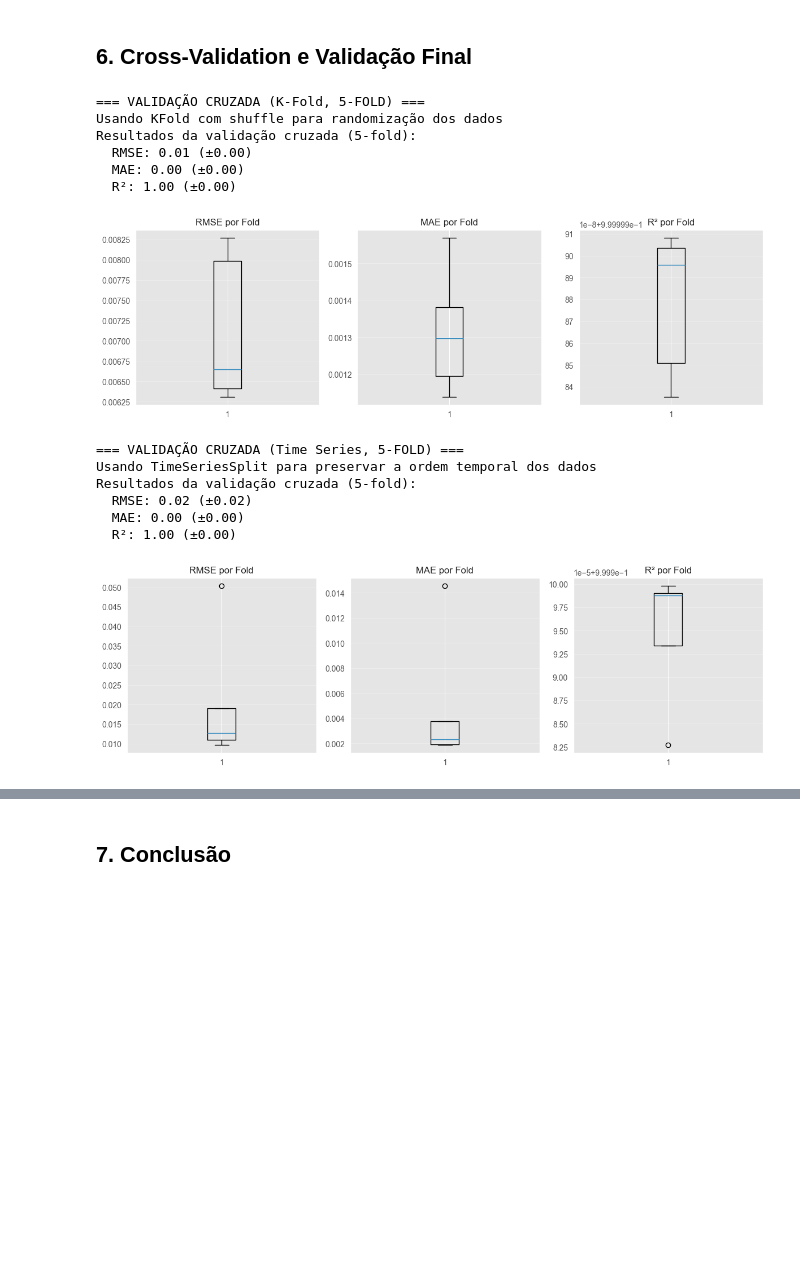
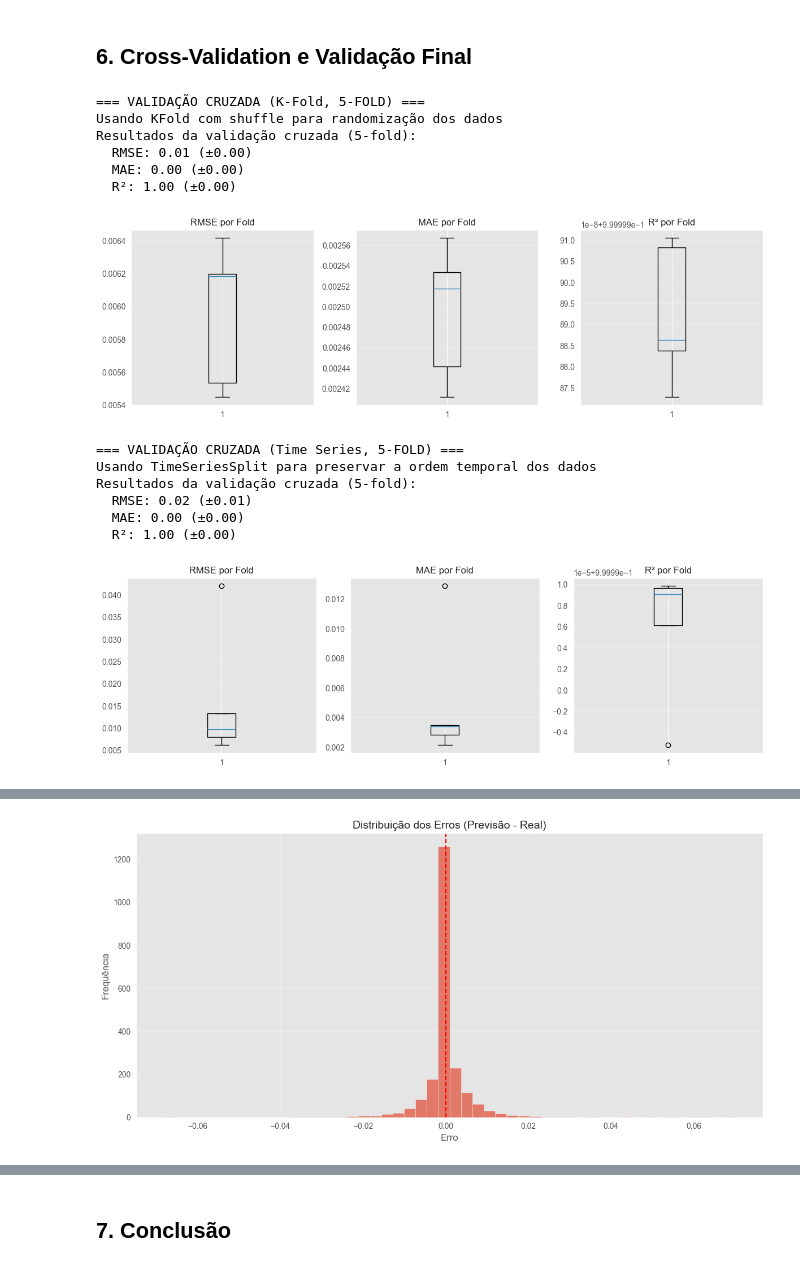
Before and after one commit to leonardobora/aps1-machine-learning, a Jupyter notebook: src/aps1_final.ipynb, the cells around one changed output, grey strips where cells are left out. Drawn from its saved outputs; the diff is of its cells as text; code cells hidden in the pictures; blank space fills up the shorter version.

```diff
--- a/src/aps1_final.ipynb
+++ b/src/aps1_final.ipynb
@@ -598,8 +634,13 @@ def select_best_features(X_train, y_train, X_test, k=20):
 # Selecionar features (incluindo as novas features criadas)
 features = [
     'ano', 'nivel_1', 'nivel_2', 'nivel_3', 'nivel_4', 'nivel_5', 'nivel_6',
-    'decada', 'is_agropecuaria', 'nivel_1_2', 'log_emissao'
+    'decada', 'ano_normalizado', 'is_agropecuaria', 'is_energia', 'is_mudanca_uso_terra',
+    'nivel_1_2', 'nivel_2_3', 'log_emissao'
 ]
+# Adicionar as colunas de interação
+interaction_cols = [col for col in n2o_data_enhanced.columns if '_por_ano' in col]
+features.extend(interaction_cols[:10])  # Limitamos a 10 interações para não explodir a dimensionalidade
+
 target = 'emissao'
 
 # Definir períodos de treino e teste (80% treino, 20% teste)
@@ -617,7 +658,7 @@ X_train, X_test, y_train, y_test = impute_missing_values(X_train, X_test, y_trai
 # Normalizar features
 X_train_scaled, X_test_scaled = normalize_features(X_train, X_test, method='standard')
 
-# Selecionar as melhores features
-X_train_best, X_test_best = select_best_features(X_train_scaled, y_train, X_test_scaled, k=15)
+# Selecionar as melhores features - aumentando para incluir mais informação
+X_train_best, X_test_best = select_best_features(X_train_scaled, y_train, X_test_scaled, k=25)
 # %% [output]
 === PREPARAÇÃO PARA MODELAGEM ===
@@ -934,6 +982,64 @@ def perform_cross_validation(X, y, model, n_folds=5, time_series=False):
             'r2_mean': cv_r2.mean(), 'r2_std': cv_r2.std()}
 
 
+def analyze_errors(y_test, predictions):
+    """
+    Analisa os erros do modelo em detalhes.
+
+    Args:
+        y_test: Valores reais.
+        predictions: Valores previstos.
+    """
+    print("\n=== ANÁLISE DE ERROS ===")
+
+    # Calcular erros
+    errors = y_test - predictions
+    abs_errors = np.abs(errors)
+
+    # Estatísticas de erro
+    print(f"Erro médio: {errors.mean():.2f}")
+    print(f"Erro absoluto médio: {abs_errors.mean():.2f}")
+    print(f"Erro mínimo: {errors.min():.2f}")
+    print(f"Erro máximo: {errors.max():.2f}")
+    print(f"Desvio padrão do erro: {errors.std():.2f}")
+
+    # Histograma dos erros
+    plt.figure(figsize=(12, 6))
+    plt.hist(errors, bins=50, alpha=0.7)
+    plt.axvline(x=0, color='r', linestyle='--')
+    plt.title('Distribuição dos Erros (Previsão - Real)', fontsize=14)
+    plt.xlabel('Erro', fontsize=12)
+    plt.ylabel('Frequência', fontsize=12)
+    plt.grid(True, alpha=0.3)
+    plt.tight_layout()
+    plt.show()
+
+    # Erros por magnitude do valor real
+    plt.figure(figsize=(10, 6))
+    plt.scatter(y_test, abs_errors, alpha=0.5)
+    plt.title('Magnitude do Erro vs. Valor Real', fontsize=14)
+    plt.xlabel('Valor Real', fontsize=12)
+    plt.ylabel('Erro Absoluto', fontsize=12)
+    plt.grid(True, alpha=0.3)
+    plt.tight_layout()
+    plt.show()
+
+    # Identificar os maiores erros
+    error_df = pd.DataFrame({
+        'Real': y_test,
+        'Previsto': predictions,
+        'Erro': errors,
+        'Erro_Abs': abs_errors
+    })
+
+    # Top 10 maiores erros absolutos
+    top_errors = error_df.nlargest(10, 'Erro_Abs')
+    print("\nMaiores erros do modelo:")
+    print(top_errors)
+
+    return error_df
+
+
 def create_final_predictions(model, X_test, original_data, test_years):
     """
     Cria o dataset final com as previsões para entrega.
@@ -973,38 +1079,41 @@ def create_final_predictions(model, X_test, original_data, test_years):
     print(final_data.head())
 
     # Criar diretório de saída se não existir
     import os
     output_dir = "../outputs"
     if not os.path.exists(output_dir):
         os.makedirs(output_dir)
         print(f"Diretório criado: {output_dir}")
 
     # Salvar dataset final
     output_path = f"{output_dir}/n2o_predictions.csv"
     final_data.to_csv(output_path, index=False)
     print(f"Dataset final salvo em: {output_path}")
 
     return final_data
 
 
 # Realizar validação cruzada do melhor modelo (tradicional e série temporal)
 cv_results_regular = perform_cross_validation(X_train_best, y_train, best_model, n_folds=5, time_series=False)
 cv_results_ts = perform_cross_validation(X_train_best, y_train, best_model, n_folds=5, time_series=True)
 
+# Analisar erros do modelo
+error_analysis = analyze_errors(y_test, best_predictions)
+
 # Gerar dataset final com previsões
 final_dataset = create_final_predictions(best_model, X_test_best, n2o_data, test_years)
 # %% [output]
 === VALIDAÇÃO CRUZADA (K-Fold, 5-FOLD) ===
 Usando KFold com shuffle para randomização dos dados
 Resultados da validação cruzada (5-fold):
   RMSE: 0.01 (±0.00)
   MAE: 0.00 (±0.00)
   R²: 1.00 (±0.00)
-[figure, old version]
+[figure, new version]
 === VALIDAÇÃO CRUZADA (Time Series, 5-FOLD) ===
 Usando TimeSeriesSplit para preservar a ordem temporal dos dados
 Resultados da validação cruzada (5-fold):
-  RMSE: 0.02 (±0.02)
+  RMSE: 0.02 (±0.01)
   MAE: 0.00 (±0.00)
   R²: 1.00 (±0.00)
-[figure, old version]
+[figure, new version]
@@ -1027,0 +1126 @@ Dataset final salvo em: ../outputs/n2o_predictions.csv
+[figure, added]
```
Also changed, not shown: parts of 5 cells of this notebook, 1 other file.
